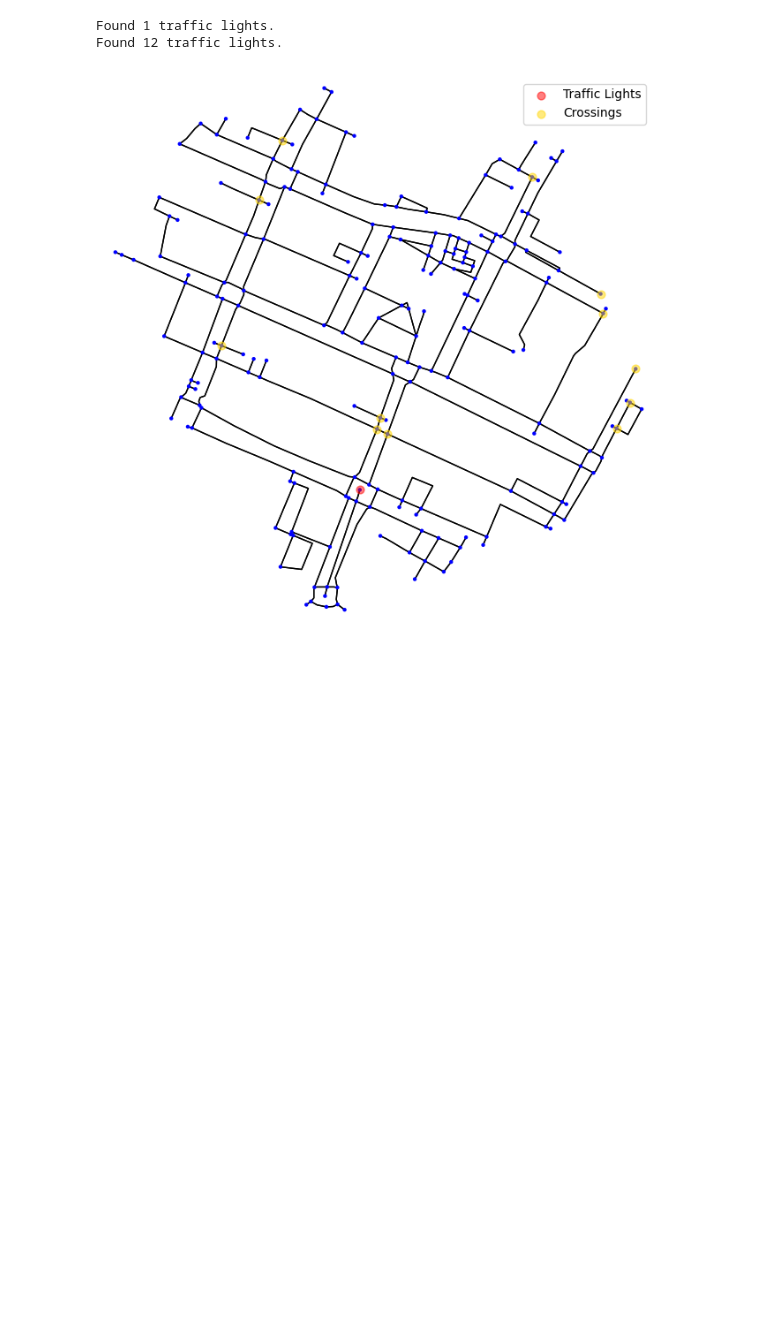
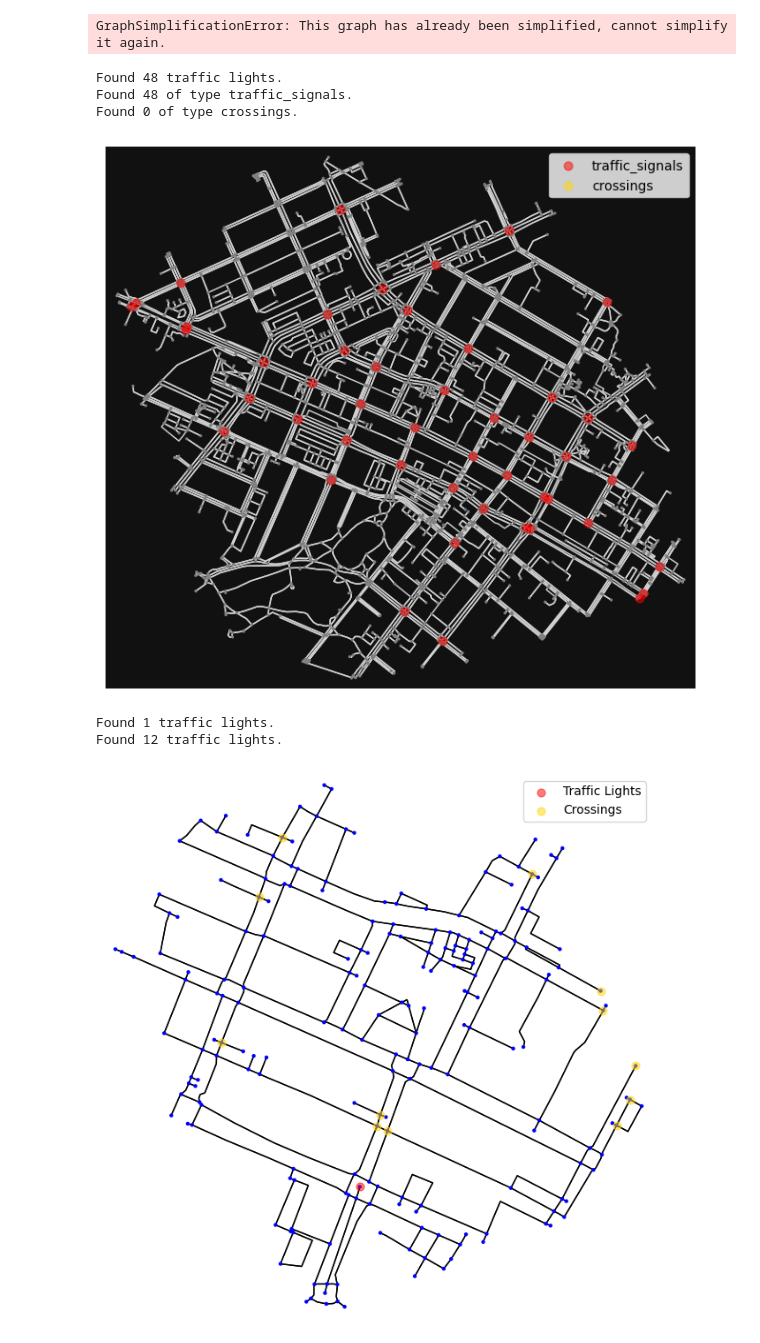
Before and after one commit to mbells/active_transport_ds, a Jupyter notebook: map_analysis/City_walkability.ipynb, the cells around one changed output. Saved outputs shown, nothing was run; the diff lists cells and outputs as text; code cells hidden in the pictures; blank space fills up the shorter version.

Commit message:
Try to make more generic
And allow anlysis without download data again.
Having problems with filtering by network type.

```diff
--- a/map_analysis/City_walkability.ipynb
+++ b/map_analysis/City_walkability.ipynb
@@ -28,10 +28,7 @@ import networkx as nx
 center_point = (43.4516, -80.4925)  # (latitude, longitude)
 
 # 3. Define search radius in meters
-radius = 3000  # 4 km
+radius = 2000  # in meters
 
 # 4. Download street network within the specified radius
 G = ox.graph_from_point(center_point, dist=radius, network_type='all')
-
-# 5. Plot the map
-fig, ax = ox.plot_graph(G, node_size=5, edge_color='#555555', bgcolor='white')
@@ -142,23 +233,43 @@ def plot_crossings(ax, G, crossings):
+# %%
+# Coordinates of King & Victoria, Kitchener, ON
+center = (43.4516, -80.4925)
+
+G_sub = G
+#G_sub = filter_and_simplify_graph(G_sub, network_type='walk')
+#G_sub = ox.utils_graph.graph_from_gdfs(G_sub.nodes, G_sub.edges, network_type='walk')
+G_sub = filter_graph_by_network_type(G_sub, network_type='walk')
+
+# Get subgraph within 1km shortest-path distance
+G_sub = get_graph_within_radius(G_sub, center_point=center, search_radius=1000)
+
+# Plot the result
+ox.plot_graph(G_sub, node_size=5, edge_color='black', bgcolor='white')
+# %% [output]
+GraphSimplificationError: This graph has already been simplified, cannot simplify it again.
 # %%
 # Get traffic lights in the subgraph
 lights = get_traffic_lights(G_sub)
-
 print(f"Found {len(lights)} traffic lights.")
-
-# Optional: Plot them on the graph
-import matplotlib.pyplot as plt
 
 fig, ax = ox.plot_graph(G_sub, node_size=5, node_color='gray', edge_color='lightgray', show=False, close=False)
 
-plot_traffic_lights(ax, G_sub, lights)
+plot_nodes(ax, G_sub, 'traffic_signals', color='red', size=40, alpha=0.5)
+plot_nodes(ax, G_sub, 'crossings', color='gold', size=40, alpha=0.5)
+
+#plot_traffic_lights(ax, G_sub, lights)
 """
 # Extract coordinates for plotting
 x = [G_sub.nodes[n]['x'] for n in lights]
 y = [G_sub.nodes[n]['y'] for n in lights]
 
 # Plot traffic lights in red
 ax.scatter(x, y, c='red', s=30, label='Traffic Lights')
 ax.legend()
 """
 plt.show()
+# %% [output]
+Found 48 traffic lights.
+Found 48 of type traffic_signals.
+Found 0 of type crossings.
+[figure, added]
 # %%
```
Also changed, not shown: parts of 8 cells of this notebook.
